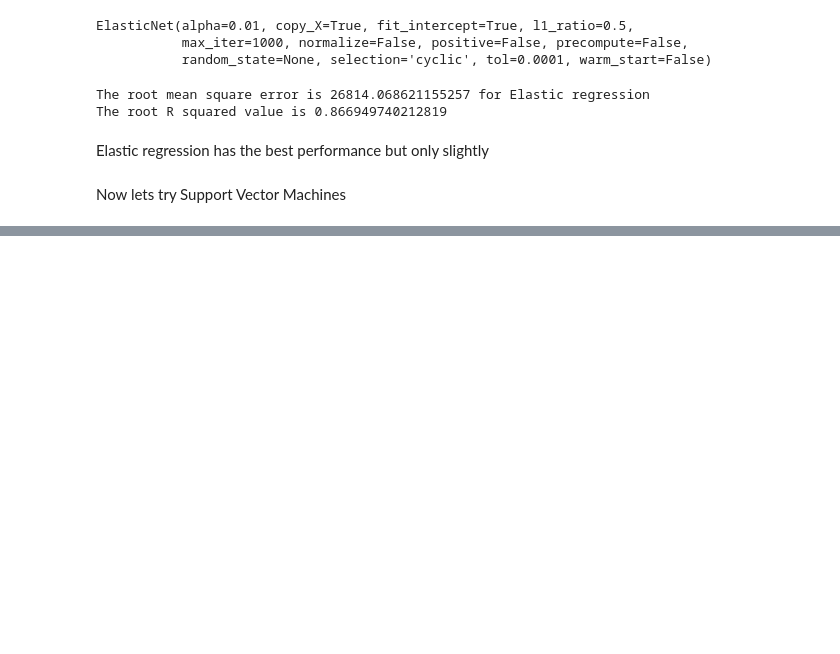
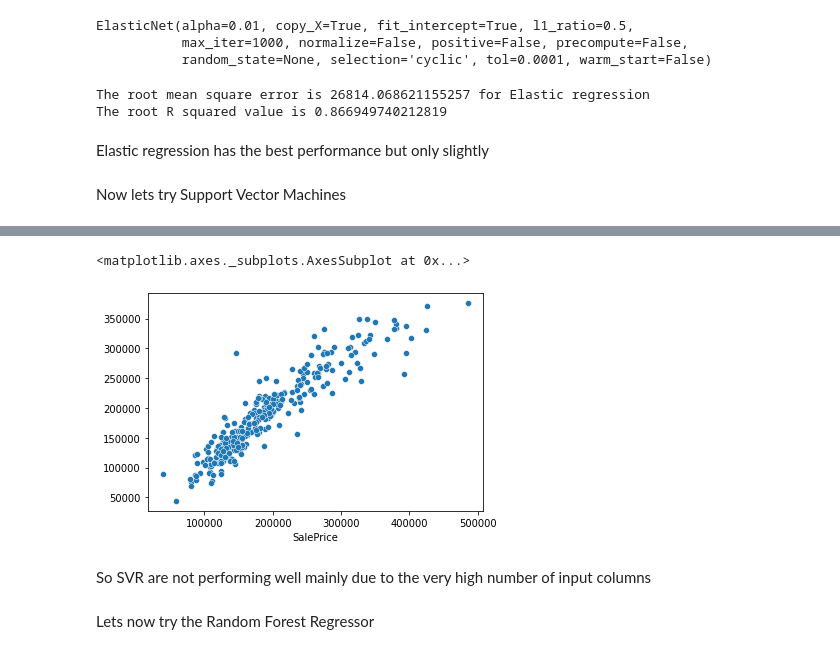
Before and after one commit to janjuatest/Kaggle, a Jupyter notebook: HousingPrices.ipynb, the cells around one changed output, grey strips where cells are left out. Drawn from its saved outputs; the diff is of its cells as text; code cells hidden in the pictures; blank space fills up the shorter version.

```diff
--- a/HousingPrices.ipynb
+++ b/HousingPrices.ipynb
@@ -1594,0 +1628,9 @@ Now lets try Support Vector Machines
+# %%
+sns.scatterplot(x=y_test,y=predictElastic)
+# %% [output]
+<matplotlib.axes._subplots.AxesSubplot at 0x...>
+[figure, added]
+# %% [markdown]
+So SVR are not performing well mainly due to the very high number of input columns
+# %% [markdown]
+Lets now try the Random Forest Regressor
```
Also changed, not shown: parts of 50 cells of this notebook.
